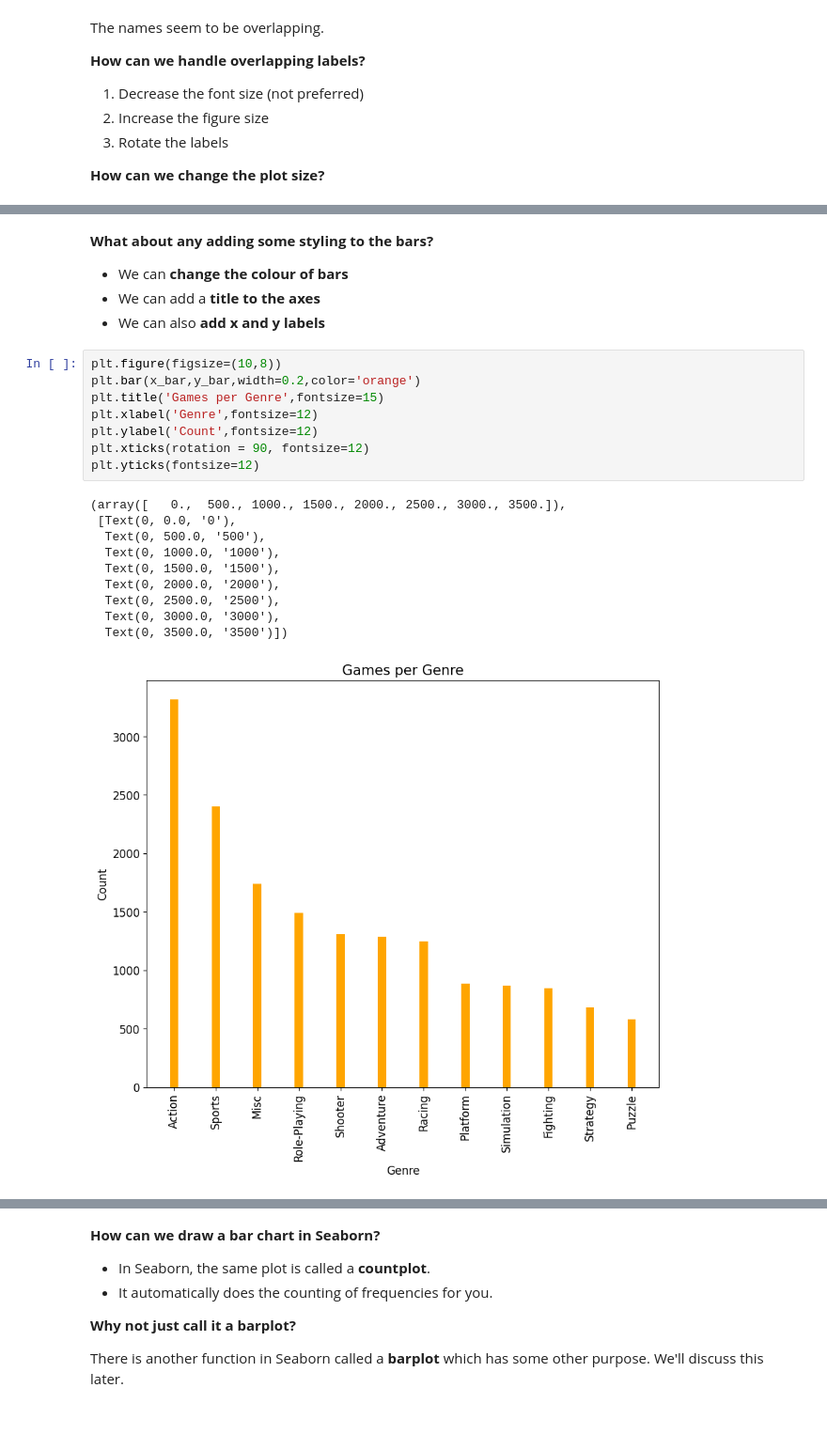
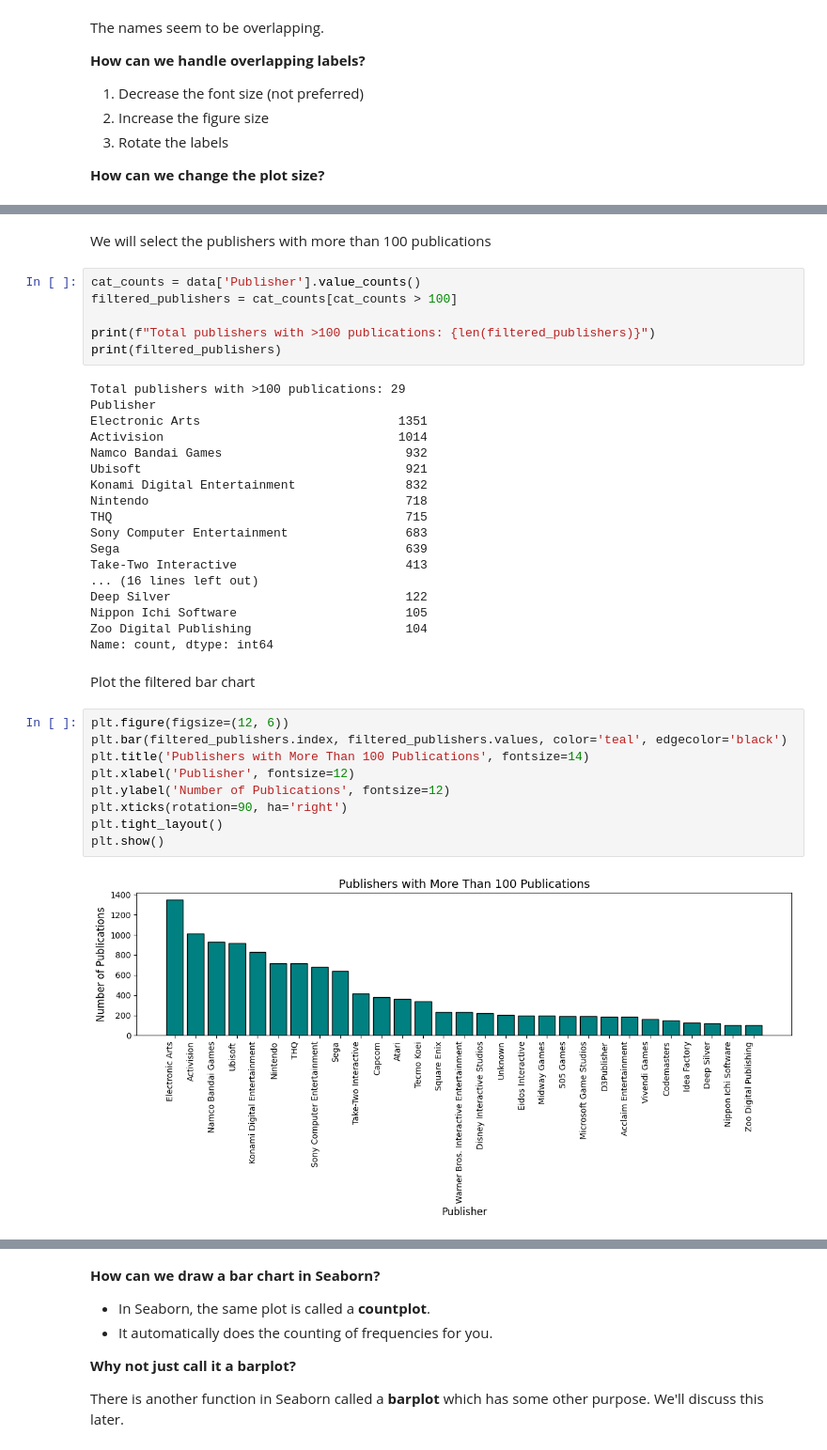
Before and after one commit to Mahesh-Karrevula/ML_LAB, a Jupyter notebook: Lab8_AP23110011446.ipynb, the cells around one changed output, grey strips where cells are left out. Shown at 94% size. Drawn from its saved outputs; the diff is of its cells as text; blank space fills up the shorter version.

```diff
--- a/Lab8_AP23110011446.ipynb
+++ b/Lab8_AP23110011446.ipynb
@@ -343,25 +164,39 @@ plt.xticks(rotation=90, fontsize=12)
-# %% [markdown]
-**What about any adding some styling to the bars?**
-
-- We can **change the colour of bars**
-- We can add a **title to the axes**
-- We can also **add x and y labels**
+# %% [markdown]
+We will select the publishers with more than 100 publications
+# %%
+cat_counts = data['Publisher'].value_counts()
+filtered_publishers = cat_counts[cat_counts > 100]
+
+print(f"Total publishers with >100 publications: {len(filtered_publishers)}")
+print(filtered_publishers)
+# %% [output]
+Total publishers with >100 publications: 29
+Publisher
+Electronic Arts                           1351
+Activision                                1014
+Namco Bandai Games                         932
+Ubisoft                                    921
+Konami Digital Entertainment               832
+Nintendo                                   718
+THQ                                        715
+Sony Computer Entertainment                683
+Sega                                       639
+Take-Two Interactive                       413
+... (16 lines left out)
+Deep Silver                                122
+Nippon Ichi Software                       105
+Zoo Digital Publishing                     104
+Name: count, dtype: int64
+# %% [markdown]
+Plot the filtered bar chart
 # %%
-plt.figure(figsize=(10,8))
-plt.bar(x_bar,y_bar,width=0.2,color='orange')
-plt.title('Games per Genre',fontsize=15)
-plt.xlabel('Genre',fontsize=12)
-plt.ylabel('Count',fontsize=12)
-plt.xticks(rotation = 90, fontsize=12)
-plt.yticks(fontsize=12)
+plt.figure(figsize=(12, 6))
+plt.bar(filtered_publishers.index, filtered_publishers.values, color='teal', edgecolor='black')
+plt.title('Publishers with More Than 100 Publications', fontsize=14)
+plt.xlabel('Publisher', fontsize=12)
+plt.ylabel('Number of Publications', fontsize=12)
+plt.xticks(rotation=90, ha='right')
+plt.tight_layout()
+plt.show()
 # %% [output]
-(array([   0.,  500., 1000., 1500., 2000., 2500., 3000., 3500.]),
- [Text(0, 0.0, '0'),
-  Text(0, 500.0, '500'),
-  Text(0, 1000.0, '1000'),
-  Text(0, 1500.0, '1500'),
-  Text(0, 2000.0, '2000'),
-  Text(0, 2500.0, '2500'),
-  Text(0, 3000.0, '3000'),
-  Text(0, 3500.0, '3500')])
-[figure, old version]
+[figure, new version]
```
Also changed, not shown: parts of 39 cells of this notebook.
